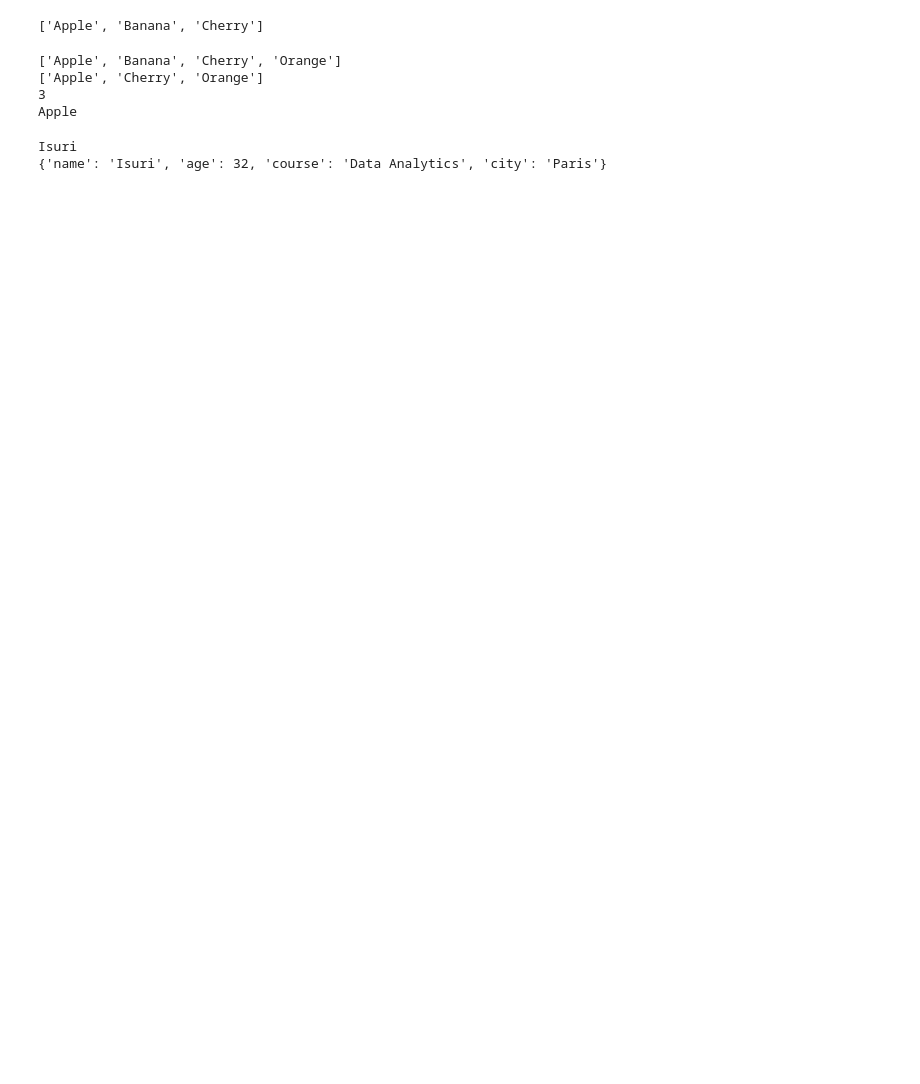
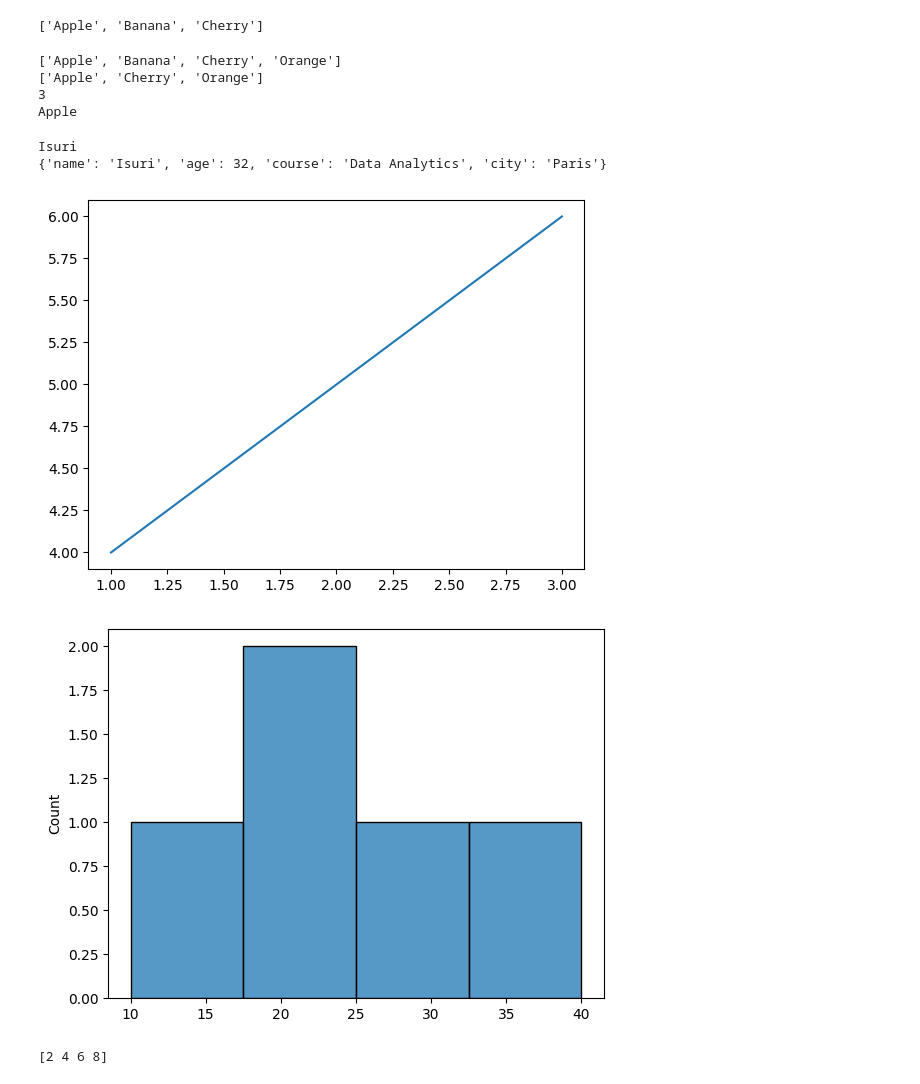
Before and after one commit to isuri-balasooriya2/TheMathLab, a Jupyter notebook: Python/Python_Data_Structures.ipynb, the cells around one changed output. Cells and saved outputs as stored; diff of their text form; code cells hidden in the pictures; blank space fills up the shorter version.

```diff
--- a/Python/Python_Data_Structures.ipynb
+++ b/Python/Python_Data_Structures.ipynb
@@ -24,3 +24,24 @@ print(student)
 # %% [output]
 Isuri
 {'name': 'Isuri', 'age': 32, 'course': 'Data Analytics', 'city': 'Paris'}
+# %%
+import matplotlib.pyplot as plt
+import seaborn as sns
+
+# Line Chart
+plt.plot([1, 2, 3], [4, 5, 6])
+plt.show()
+
+# Histogram
+sns.histplot([10, 20, 20, 30, 40])
+plt.show()
+# %% [output]
+[figure, added]
+[figure, added]
+# %%
+import numpy as np
+
+arr = np.array([1, 2, 3, 4])
+print(arr * 2)  # Output: [2 4 6 8]
+# %% [output]
+[2 4 6 8]
```
Also changed, not shown: parts of 1 cell of this notebook, 3 other files.
